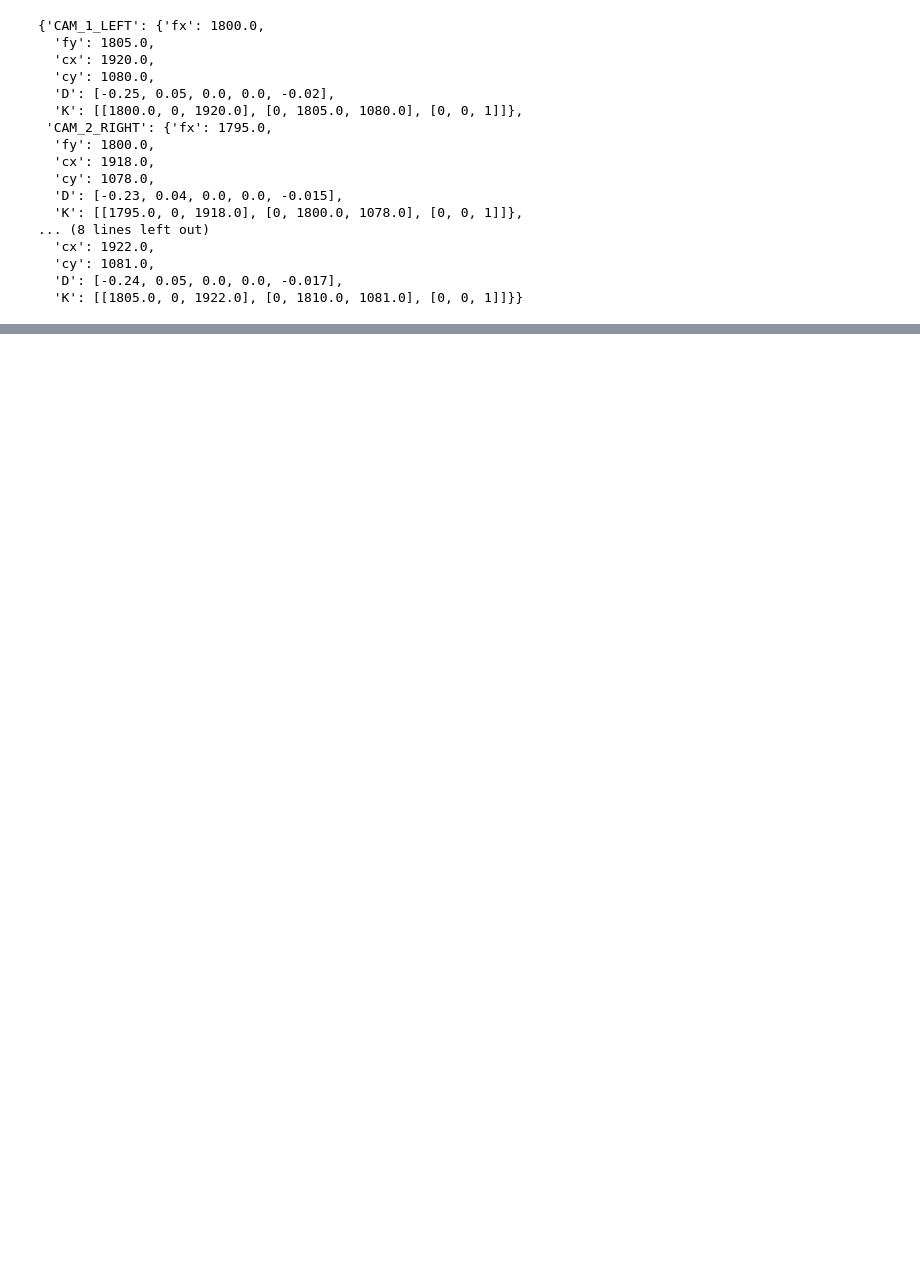
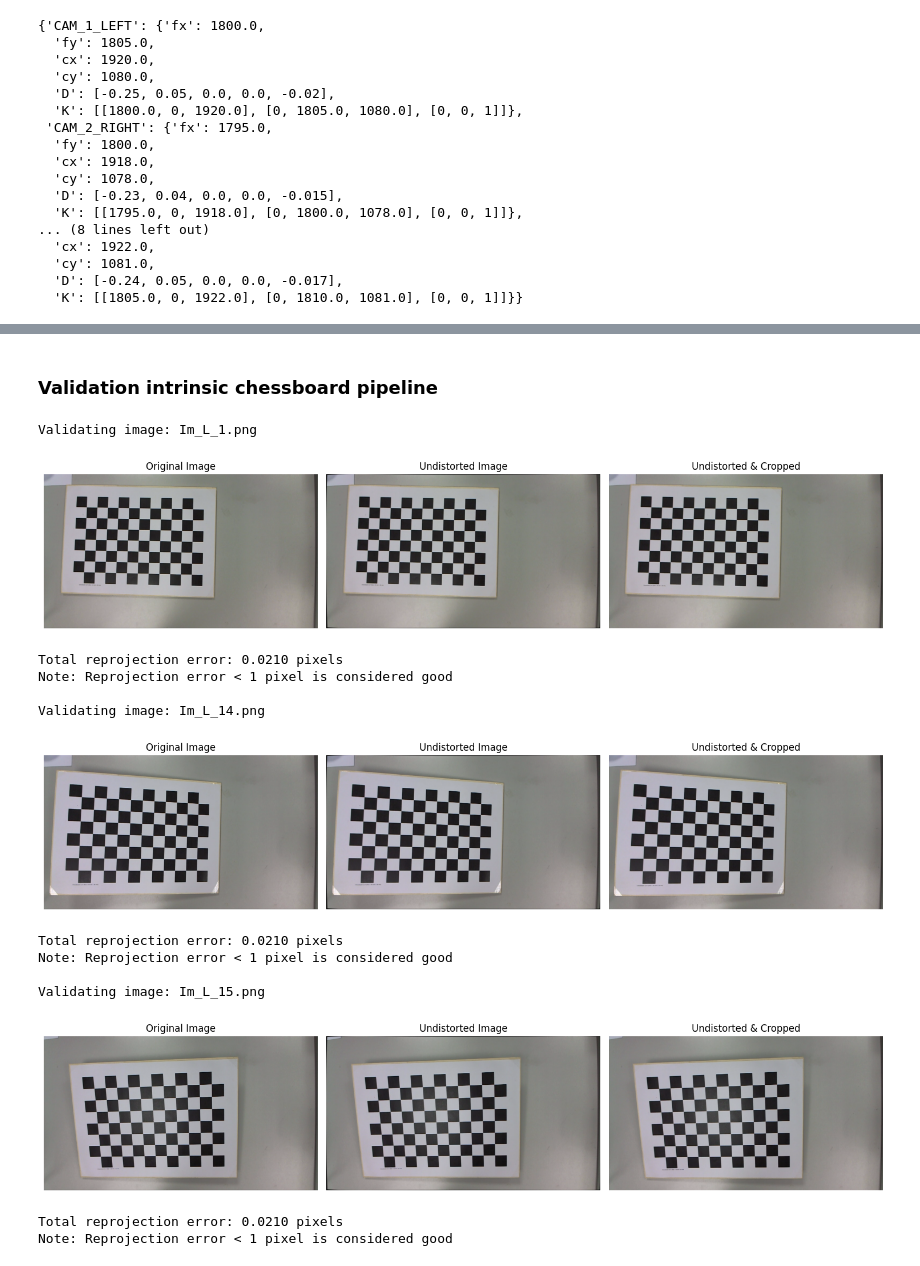
Before and after one commit to damianstone/cv-calibration-triangulation, a Jupyter notebook: src/get-intrisic-params/get_intrinsic_params.ipynb, the cells around one changed output, grey strips where cells are left out. Cells and saved outputs as stored; diff of their text form; code cells hidden in the pictures; blank space fills up the shorter version.

```diff
--- a/src/get-intrisic-params/get_intrinsic_params.ipynb
+++ b/src/get-intrisic-params/get_intrinsic_params.ipynb
@@ -189,3 +336,70 @@ camera_data
   'cy': 1081.0,
   'D': [-0.24, 0.05, 0.0, 0.0, -0.017],
   'K': [[1805.0, 0, 1922.0], [0, 1810.0, 1081.0], [0, 0, 1]]}}
+# %% [markdown]
+### Validation intrinsic chessboard pipeline
+# %%
+def validate_intrinsic_params(img_path, K, D, NEW_K, roi):
+    """Validate intrinsic parameters through:
+    1. Visual comparison of distorted vs undistorted images
+    2. Calculation of reprojection error
+    """
+    img = cv.imread(img_path)
+
+    # undistort the image
+    undistorted = cv.undistort(img, K, D, None, NEW_K)
+
+    # crop the image according to ROI to remove black borders
+    x, y, w, h = roi
+    undistorted_cropped = undistorted[y:y+h, x:x+w]
+
+    # display original vs undistorted
+    plt.figure(figsize=(15,5))
+    plt.subplot(131)
+    plt.title('Original Image')
+    plt.imshow(cv.cvtColor(img, cv.COLOR_BGR2RGB))
+    plt.axis('off')
+
+    plt.subplot(132)
+    plt.title('Undistorted Image')
+    plt.imshow(cv.cvtColor(undistorted, cv.COLOR_BGR2RGB))
+    plt.axis('off')
+
+    plt.subplot(133)
+    plt.title('Undistorted & Cropped')
+    plt.imshow(cv.cvtColor(undistorted_cropped, cv.COLOR_BGR2RGB))
+    plt.axis('off')
+
+    plt.tight_layout()
+    plt.show()
+
+    # calculate reprojection error
+    mean_error = 0
+    for i in range(len(objpoints)):
+        imgpoints2, _ = cv.projectPoints(objpoints[i], R[i], T[i], K, D)
+        error = cv.norm(imgpoints[i], imgpoints2, cv.NORM_L2)/len(imgpoints2)
+        mean_error += error
+
+    print(f"\nTotal reprojection error: {mean_error/len(objpoints):.4f} pixels")
+    print("Note: Reprojection error < 1 pixel is considered good")
+
+# validate using a few test images
+test_images = IMAGES[:3]
+for img_path in test_images:
+    print(f"\nValidating image: {img_path.split('/')[-1]}")
+    validate_intrinsic_params(img_path, K, D, NEW_K, roi)
+# %% [output]
+Validating image: Im_L_1.png
+[figure, added]
+Total reprojection error: 0.0210 pixels
+Note: Reprojection error < 1 pixel is considered good
+
+Validating image: Im_L_14.png
+[figure, added]
+Total reprojection error: 0.0210 pixels
+Note: Reprojection error < 1 pixel is considered good
+
+Validating image: Im_L_15.png
+[figure, added]
+Total reprojection error: 0.0210 pixels
+Note: Reprojection error < 1 pixel is considered good
```
Also changed, not shown: parts of 11 cells of this notebook, 2 other files.
